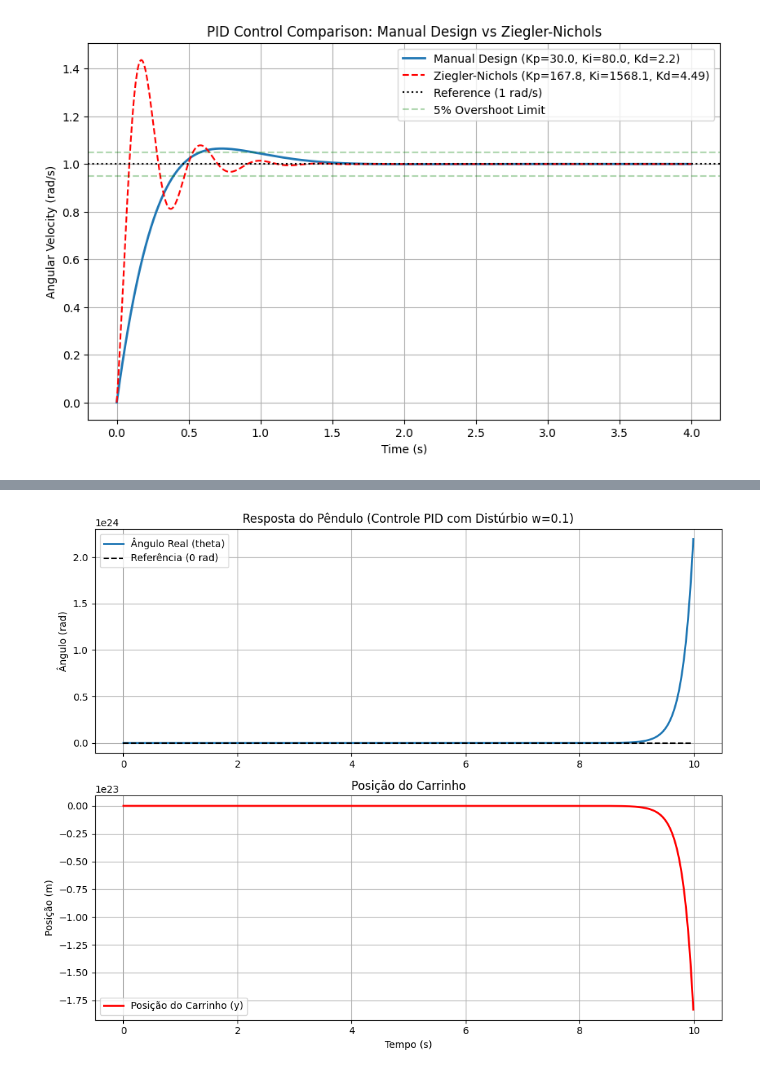
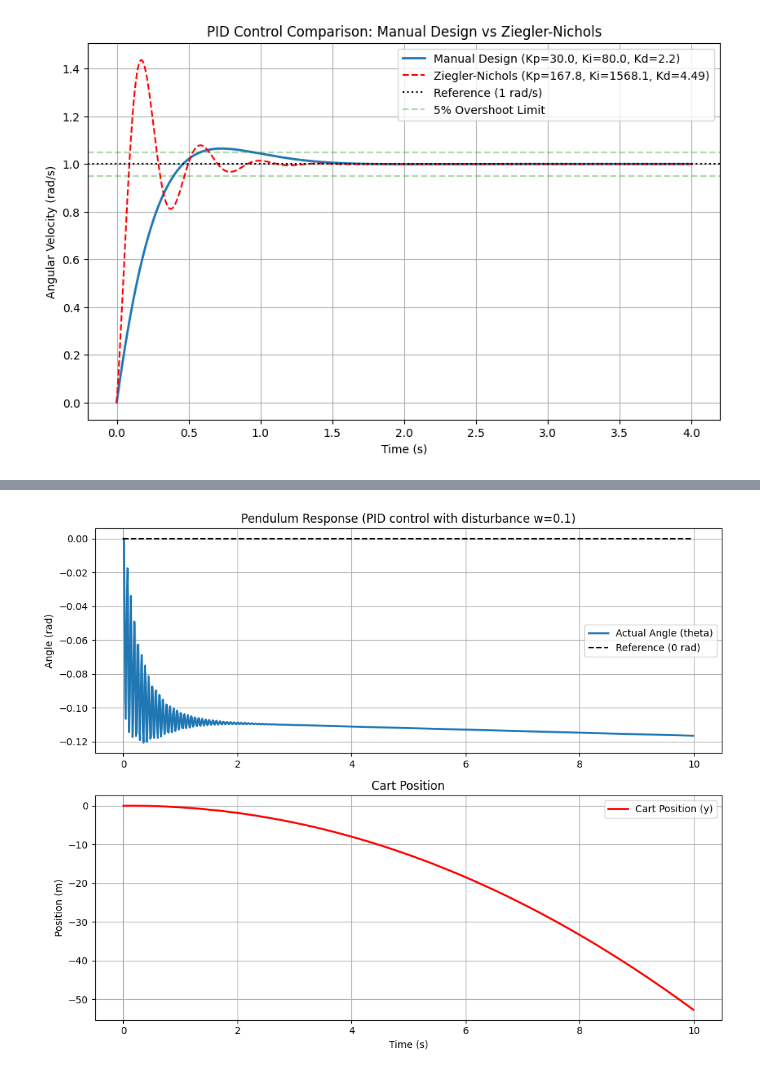
Before and after one commit to vizanca12/ControlClasses, a Jupyter notebook: tp2/viniciuszancheta_TP2.ipynb, the cells around one changed output, grey strips where cells are left out. Cells and saved outputs as stored; diff of their text form; code cells hidden in the pictures.

```diff
--- a/tp2/viniciuszancheta_TP2.ipynb
+++ b/tp2/viniciuszancheta_TP2.ipynb
@@ -517,13 +517,12 @@ variables_u = sp.Matrix([F])
 jacobian_A = sp.simplify(f.jacobian(variables_x).subs([(theta,0), (theta1,0)]))
 jacobian_B = sp.simplify(f.jacobian(variables_u).subs([(theta,0), (theta1,0)]))
 # %%
+# ======================================================
+# PART 2: NUMERICAL SIMULATION OF PID
+# ======================================================
+print("\n--- 2. Starting Numerical Simulation ---")
 
-# ======================================================
-# PARTE 2: SIMULAÇÃO NUMÉRICA DO PID
-# ======================================================
-print("\n--- 2. Iniciando Simulação Numérica ---")
-
-# Parâmetros Físicos
+# Physical Parameters
 params = {
     M: 0.5,
     m: 0.2,
@@ -533,90 +532,90 @@ params = {
     g: 9.81
 }
 
-# Converter matrizes simbólicas para numéricas (numpy)
+# Convert symbolic matrices to numeric (numpy)
 A_num = np.array(jacobian_A.subs(params)).astype(np.float64)
 B_num = np.array(jacobian_B.subs(params)).astype(np.float64)
 
-# Parâmetros do Controlador PID
-Kp = 100.0
-Ki = 2.0  # Pequena ação integral
-Kd = 20.0
+# PID Controller Parameters
+Kp = -100.0
+Ki = -2.0  # small integral action
+Kd = -20.0
 theta_ref = 0.0
 
-# Configuração da Simulação
+# Simulation Setup
 t_end = 10.0
 dt = 0.01
 t = np.arange(0, t_end, dt)
 n_steps = len(t)
 
-# Vetores para armazenar histórico
+# History vectors
 x_history = np.zeros((n_steps, 4)) # [y, theta, y_dot, theta_dot]
 u_history = np.zeros(n_steps)
 
-# Condição Inicial: Pêndulo na vertical, parado
+# Initial Condition: Pendulum upright, stationary
 x_current = np.array([0.0, 0.0, 0.0, 0.0])
 
-# Variáveis do PID
+# PID variables
 integral_error = 0.0
 prev_error = 0.0
 
-# Loop de Simulação
+# Simulation Loop
 for i in range(n_steps):
-    # 1. Medição com Distúrbio
-    # O sensor lê o ângulo real + distúrbio w(t) = 0.1
-    # Isso engana o controlador achando que o pêndulo está torto
-    disturbio_w = 0.1
-    theta_medido = x_current[1] + disturbio_w
+    # 1. Measurement with disturbance
+    # Sensor reads the real angle + disturbance w(t) = 0.1
+    # This misleads the controller into thinking the pendulum is tilted
+    disturbance_w = 0.1
+    theta_measured = x_current[1] + disturbance_w
 
-    # 2. Cálculo do Erro
-    error = theta_ref - theta_medido
+    # 2. Error calculation
+    error = theta_ref - theta_measured
 
-    # 3. Termos PID
+    # 3. PID terms
     integral_error += error * dt
     derivative_error = (error - prev_error) / dt
 
-    # 4. Sinal de Controle (Força F)
+    # 4. Control signal (Force F)
     F_control = Kp*error + Ki*integral_error + Kd*derivative_error
 
-    # Saturação da força (limite físico do motor, opcional mas realista)
+    # Force saturation (motor physical limit, optional but realistic)
     F_control = np.clip(F_control, -100, 100)
 
-    # 5. Evolução do Sistema (usando modelo linear x_dot = Ax + Bu)
-    # Método de Euler simples para integração (suficiente para dt pequeno)
+    # 5. System evolution (using linear model x_dot = Ax + Bu)
+    # Simple Euler integration (sufficient for small dt)
     x_dot = A_num @ x_current + B_num.flatten() * F_control
     x_new = x_current + x_dot * dt
 
-    # Armazenar dados
+    # Store data
     x_history[i, :] = x_current
     u_history[i] = F_control
 
-    # Atualizar para próximo passo
+    # Update for next step
     x_current = x_new
     prev_error = error
 
 # ======================================================
-# PARTE 3: PLOTAGEM DOS RESULTADOS
+# PART 3: PLOTTING RESULTS
 # ======================================================
 y_pos = x_history[:, 0]
 theta_pos = x_history[:, 1]
 
 plt.figure(figsize=(10, 8))
 
-# Gráfico 1: Ângulo do Pêndulo
+# Plot 1: Pendulum Angle
 plt.subplot(2, 1, 1)
-plt.plot(t, theta_pos, label='Ângulo Real (theta)', linewidth=2)
-plt.plot(t, np.zeros_like(t), 'k--', label='Referência (0 rad)')
-plt.title('Resposta do Pêndulo (Controle PID com Distúrbio w=0.1)')
-plt.ylabel('Ângulo (rad)')
+plt.plot(t, theta_pos, label='Actual Angle (theta)', linewidth=2)
+plt.plot(t, np.zeros_like(t), 'k--', label='Reference (0 rad)')
+plt.title('Pendulum Response (PID control with disturbance w=0.1)')
+plt.ylabel('Angle (rad)')
 plt.legend()
 plt.grid(True)
 
-# Gráfico 2: Posição do Carrinho
+# Plot 2: Cart Position
 plt.subplot(2, 1, 2)
-plt.plot(t, y_pos, color='r', label='Posição do Carrinho (y)', linewidth=2)
-plt.title('Posição do Carrinho')
-plt.xlabel('Tempo (s)')
-plt.ylabel('Posição (m)')
+plt.plot(t, y_pos, color='r', label='Cart Position (y)', linewidth=2)
+plt.title('Cart Position')
+plt.xlabel('Time (s)')
+plt.ylabel('Position (m)')
 plt.legend()
 plt.grid(True)
 
@@ -627 +626 @@ plt.show()
-[figure, old version]
+[figure, new version]
```
Also changed, not shown: parts of 1 cell of this notebook.
